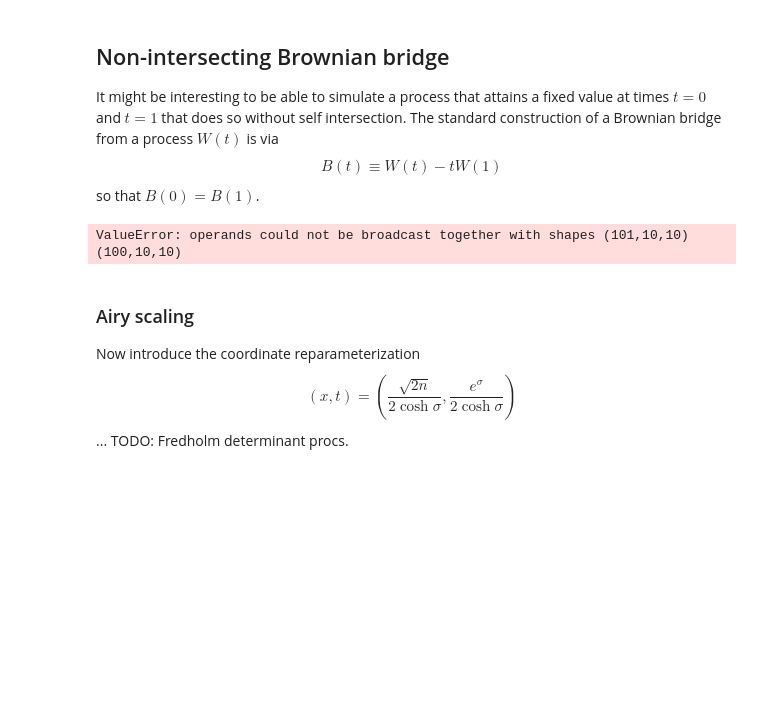
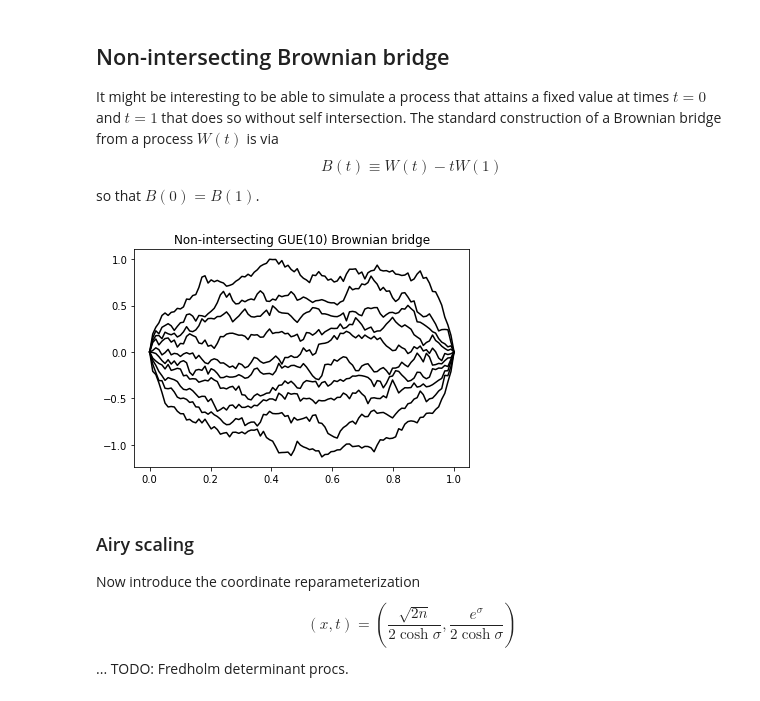
Before and after one commit to borab96/random-ensembles, a Jupyter notebook: nbs/RMTprocs.ipynb, the cells around one changed output. Saved outputs shown, nothing was run; the diff lists cells and outputs as text; code cells hidden in the pictures; blank space fills up the shorter version.

```diff
--- a/nbs/RMTprocs.ipynb
+++ b/nbs/RMTprocs.ipynb
@@ -42,14 +44,15 @@ B(t)\equiv W(t)-tW(1)
 $$
 so that $B(0)=B(1)$.
 # %%
+t = np.linspace(0, 1, 100)
 b = w-np.tile(t, (n**2,1)).T.reshape(len(t), n, n)*w[-1, :,:]
 b_spec = np.array([np.linalg.eigvalsh(h) for h in b])
 b_spec /= b_spec.max()
 
 plt.title(f"Non-intersecting GUE({n}) Brownian bridge");
 plt.plot(t,b_spec, 'k');
 # %% [output]
-ValueError: operands could not be broadcast together with shapes (101,10,10) (100,10,10)
+[figure, added]
 # %% [markdown]
 ### Airy scaling
 
```
Also changed, not shown: parts of 11 cells of this notebook, 3 other files.
